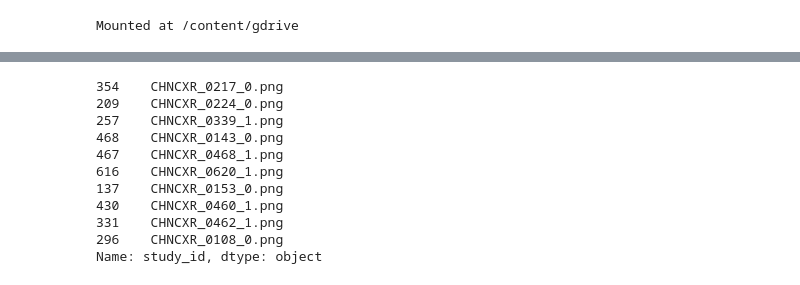
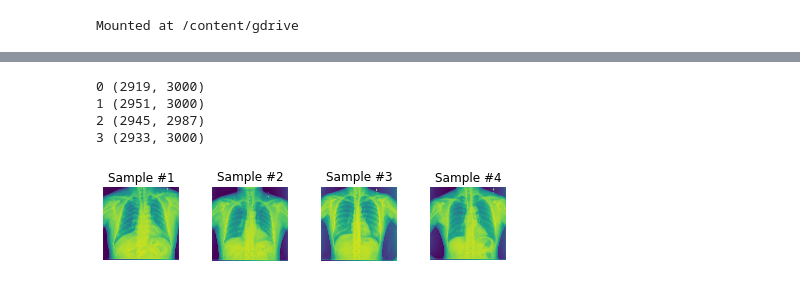
Before and after one commit to jKulrativid/shenzhen_tubo_data, a Jupyter notebook: train.ipynb, the cells around one changed output, grey strips where cells are left out. Saved outputs shown, nothing was run; the diff lists cells and outputs as text; code cells hidden in the pictures.

```diff
--- a/train.ipynb
+++ b/train.ipynb
@@ -65,14 +45,48 @@ X_train, X_test, y_train, y_test = train_test_split(X, y, test_size=.3, random_s
-# %%
-class
-# %% [output]
-354    CHNCXR_0217_0.png
-209    CHNCXR_0224_0.png
-257    CHNCXR_0339_1.png
-468    CHNCXR_0143_0.png
-467    CHNCXR_0468_1.png
-616    CHNCXR_0620_1.png
-137    CHNCXR_0153_0.png
-430    CHNCXR_0460_1.png
-331    CHNCXR_0462_1.png
-296    CHNCXR_0108_0.png
-Name: study_id, dtype: object
+# %%
+class TubeDataset(Dataset):
+
+    def __init__(self, csv_file, root_dir, transform=None):
+        self.csv_file = csv_file
+        self.root_dir = root_dir
+        self.transform = transform
+
+    def __len__(self):
+        return len(self.csv_file)
+
+    def __getitem__(self, idx):
+
+        if torch.is_tensor(idx):
+            idx = idx.to_list()
+
+        img_name = self.csv_file['study_id'][idx]
+        img_path = os.path.join(self.root_dir, img_name)
+        image = io.imread(img_path)
+        label = int(img_name[12])  # CHNCXR_0659_1.png
+        sample = {'image': image, 'label': label}
+
+        if self.transform:
+            sample = self.transform(sample)
+
+        return sample
+# %%
+tube_dataset = TubeDataset(csv_file=df, root_dir=root_dir)
+fig = plt.figure()
+
+n_show = 4
+for i in range(n_show):
+    sample = tube_dataset[i]
+
+    print(i, sample['image'].shape)
+    ax = plt.subplot(1, 4, i+1)
+    plt.tight_layout()
+    ax.set_title('Sample #{}'.format(i+1))
+    ax.axis('off')
+    plt.imshow(sample['image'])
+
+plt.show()
+# %% [output]
+0 (2919, 3000)
+1 (2951, 3000)
+2 (2945, 2987)
+3 (2933, 3000)
+[figure, added]
```
Also changed, not shown: parts of 10 cells of this notebook.
